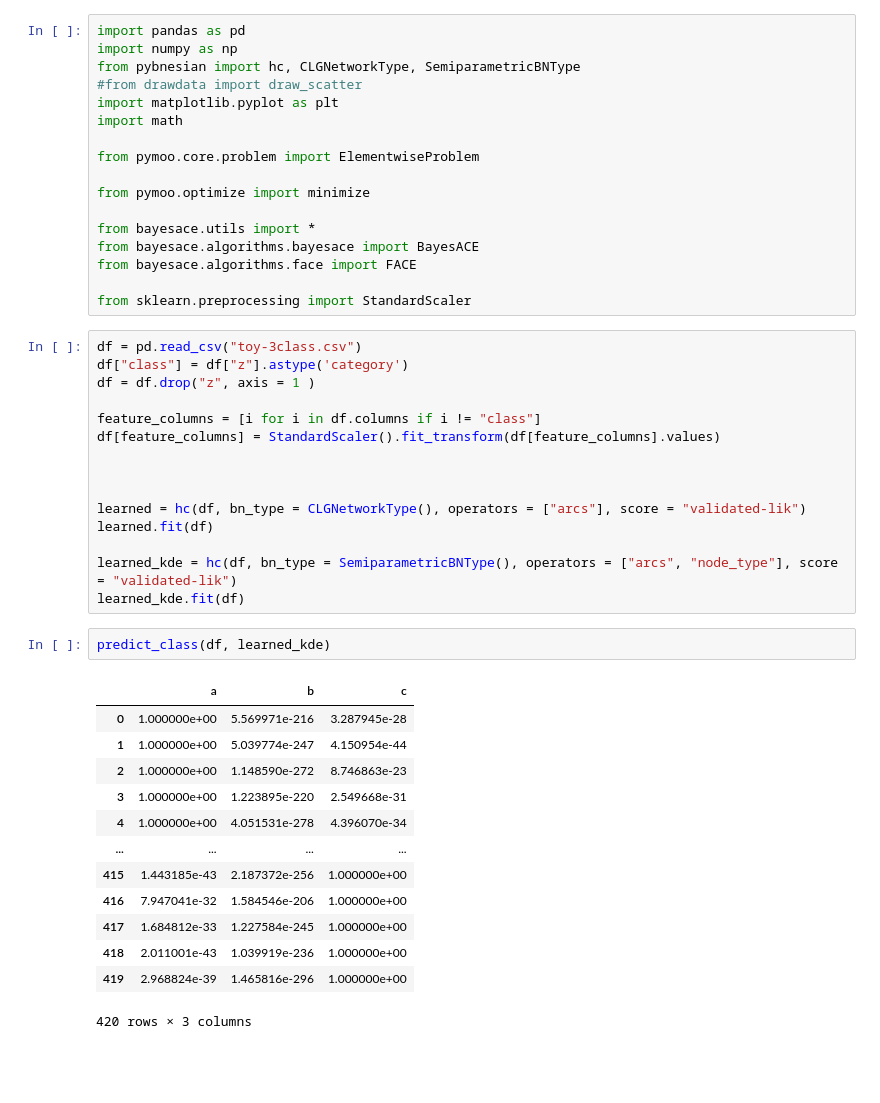
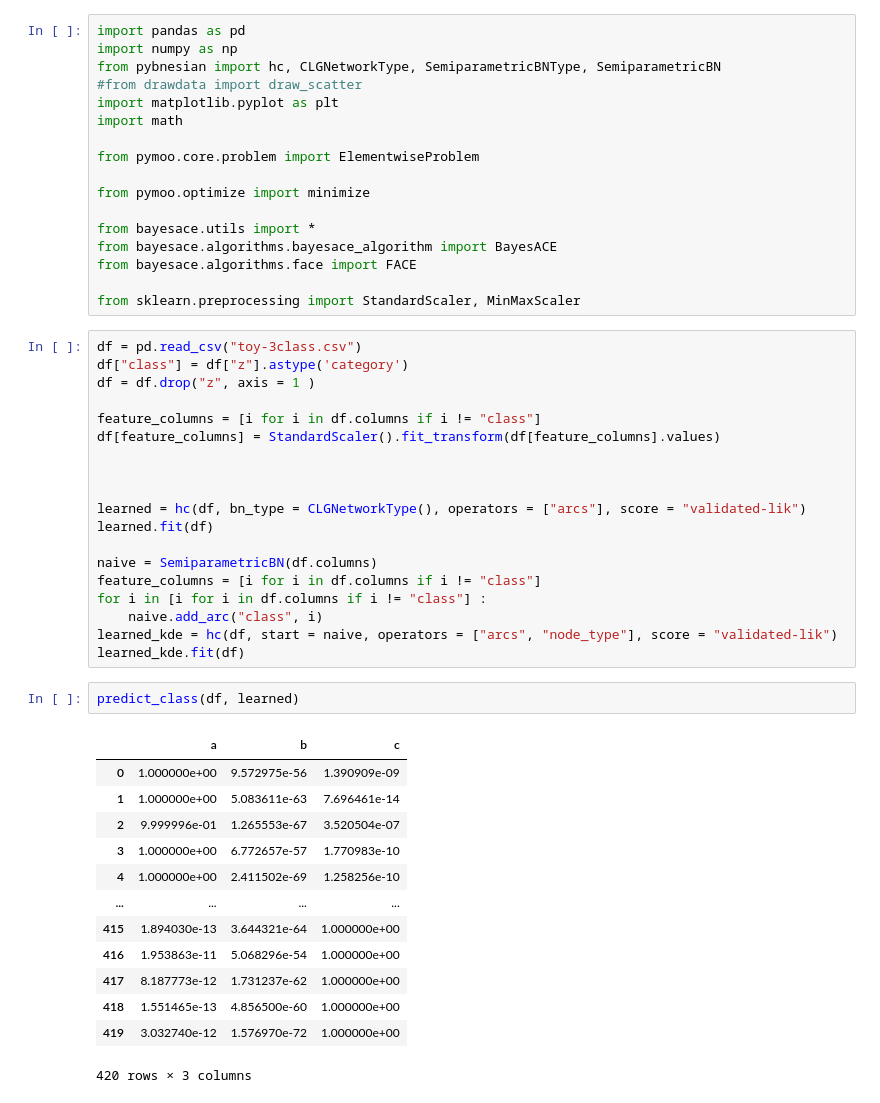
Before and after one commit to Enrique-Val/Bayes-ACE, a Jupyter notebook: opt_testing.ipynb, the cells around one changed output. Saved outputs shown, nothing was run; the diff lists cells and outputs as text; blank space fills up the shorter version.

Commit message:
Bayes ACE tests included

```diff
--- a/opt_testing.ipynb
+++ b/opt_testing.ipynb
@@ -1,7 +1,7 @@
 # %%
 import pandas as pd
 import numpy as np
-from pybnesian import hc, CLGNetworkType, SemiparametricBNType
+from pybnesian import hc, CLGNetworkType, SemiparametricBNType, SemiparametricBN
 #from drawdata import draw_scatter
 import matplotlib.pyplot as plt
 import math
@@ -11,10 +11,10 @@ from pymoo.core.problem import ElementwiseProblem
 from pymoo.optimize import minimize
 
 from bayesace.utils import *
-from bayesace.algorithms.bayesace import BayesACE
+from bayesace.algorithms.bayesace_algorithm import BayesACE
 from bayesace.algorithms.face import FACE
 
-from sklearn.preprocessing import StandardScaler
+from sklearn.preprocessing import StandardScaler, MinMaxScaler
 # %%
 df = pd.read_csv("toy-3class.csv")
 df["class"] = df["z"].astype('category')
@@ -28,23 +28,27 @@ df[feature_columns] = StandardScaler().fit_transform(df[feature_columns].values)
 learned = hc(df, bn_type = CLGNetworkType(), operators = ["arcs"], score = "validated-lik")
 learned.fit(df)
 
-learned_kde = hc(df, bn_type = SemiparametricBNType(), operators = ["arcs", "node_type"], score = "validated-lik")
+naive = SemiparametricBN(df.columns)
+feature_columns = [i for i in df.columns if i != "class"]
+for i in [i for i in df.columns if i != "class"] :
+    naive.add_arc("class", i)
+learned_kde = hc(df, start = naive, operators = ["arcs", "node_type"], score = "validated-lik")
 learned_kde.fit(df)
 # %%
-predict_class(df, learned_kde)
+predict_class(df, learned)
 # %% [output]
 |  | a | b | c |
-| 0 | 1.000000e+00 | 5.569971e-216 | 3.287945e-28 |
-| 1 | 1.000000e+00 | 5.039774e-247 | 4.150954e-44 |
-| 2 | 1.000000e+00 | 1.148590e-272 | 8.746863e-23 |
-| 3 | 1.000000e+00 | 1.223895e-220 | 2.549668e-31 |
-| 4 | 1.000000e+00 | 4.051531e-278 | 4.396070e-34 |
+| 0 | 1.000000e+00 | 9.572975e-56 | 1.390909e-09 |
+| 1 | 1.000000e+00 | 5.083611e-63 | 7.696461e-14 |
+| 2 | 9.999996e-01 | 1.265553e-67 | 3.520504e-07 |
+| 3 | 1.000000e+00 | 6.772657e-57 | 1.770983e-10 |
+| 4 | 1.000000e+00 | 2.411502e-69 | 1.258256e-10 |
 | ... | ... | ... | ... |
-| 415 | 1.443185e-43 | 2.187372e-256 | 1.000000e+00 |
-| 416 | 7.947041e-32 | 1.584546e-206 | 1.000000e+00 |
-| 417 | 1.684812e-33 | 1.227584e-245 | 1.000000e+00 |
-| 418 | 2.011001e-43 | 1.039919e-236 | 1.000000e+00 |
-| 419 | 2.968824e-39 | 1.465816e-296 | 1.000000e+00 |
+| 415 | 1.894030e-13 | 3.644321e-64 | 1.000000e+00 |
+| 416 | 1.953863e-11 | 5.068296e-54 | 1.000000e+00 |
+| 417 | 8.187773e-12 | 1.731237e-62 | 1.000000e+00 |
+| 418 | 1.551465e-13 | 4.856500e-60 | 1.000000e+00 |
+| 419 | 3.032740e-12 | 1.576970e-72 | 1.000000e+00 |
 420 rows × 3 columns
 # %%
 for i in learned.nodes() :
```
Also changed, not shown: parts of 10 cells of this notebook, 45 other files.
